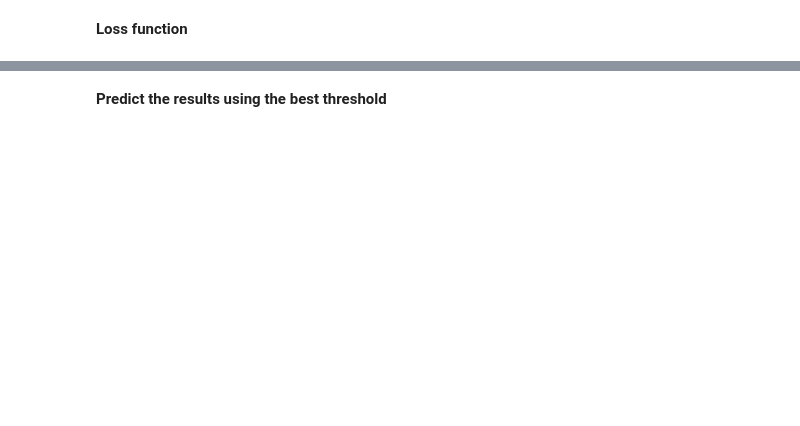
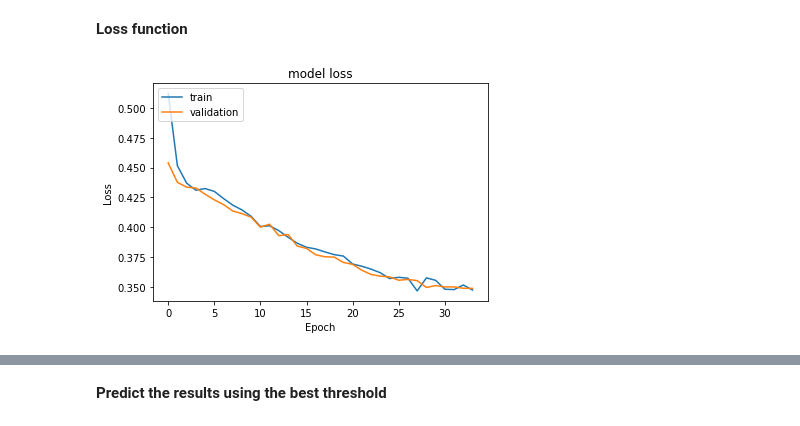
Before and after one commit to FoxHoundOps/PGP-AI-ML, a Jupyter notebook: project5/INN_Learner_Notebook_Full_code_version.ipynb, the cells around one changed output, grey strips where cells are left out. Cells and saved outputs as stored; diff of their text form; code cells hidden in the pictures; blank space fills up the shorter version.

```diff
--- a/project5/INN_Learner_Notebook_Full_code_version.ipynb
+++ b/project5/INN_Learner_Notebook_Full_code_version.ipynb
@@ -1058,14 +1203,15 @@ model_3 = Sequential()
 #Adding the input layer with 32 neurons and relu as activation function
 model_3.add(Dense(32,activation='relu',input_dim = X_train.shape[1]))
 
-# Complete the code to add dropout with dropout_rate= 0.2
-model_3.add(Dropout(_____))
+# Adding dropout with dropout_rate= 0.2
+model_3.add(Dropout(0.2))
 
 # Adding the first hidden layer with 16 neurons with relu as activation functions
 model_3.add(Dense(16,activation='relu'))
 
-# Complete the code to add dropout with dropout_rate= 0.1
-model_3.add(Dropout(_____))
+# Adding dropout with dropout_rate= 0.1
+model_3.add(Dropout(0.1))
+
 # Adding the second hidden layer with 8 neurons with relu as activation functions
 model_3.add(Dense(8,activation='relu'))
 
@@ -1078,8 +1242,8 @@ model_3.summary()
 # Initialize the ANN with Adam optimizer
 optimizer = tf.keras.optimizers.Adam(0.001)
 
-# Complete the code to compile the model with binary cross entropy as loss function and accuracy as metrics
-model_3.compile(loss='binary_crossentropy',optimizer=optimizer,metrics=['______'])
+# Compile the model with binary cross entropy as loss function and accuracy as metrics
+model_3.compile(loss='binary_crossentropy', optimizer=optimizer, metrics=['accuracy'])
 # %%
 #Fitting the ANN with batch_size = 32 and 100 epochs
 history_3 = model_3.fit(X_train,y_train,batch_size=32,epochs=100,verbose=1,validation_data=(X_val,y_val),callbacks=[es_cb])
@@ -1086,14 +1268,16 @@ history_3 = model_3.fit(X_train,y_train,batch_size=32,epochs=100,verbose=1,valid
 # %% [markdown]
 **Loss function**
 # %%
-# Complete the code to plot the Train Loss and Validation Loss
-plt.plot(history_3.history['_____'])
-plt.plot(history_3.history['_____'])
+# Plotting Train Loss vs Validation Loss
+plt.plot(history_3.history['loss'])
+plt.plot(history_3.history['val_loss'])
 plt.title('model loss')
 plt.ylabel('Loss')
 plt.xlabel('Epoch')
 plt.legend(['train', 'validation'], loc='upper left')
 plt.show()
+# %% [output]
+[figure, added]
 # %%
 # predict probabilities
 yhat = model_3.predict(X_train)
```
Also changed, not shown: parts of 69 cells of this notebook.
